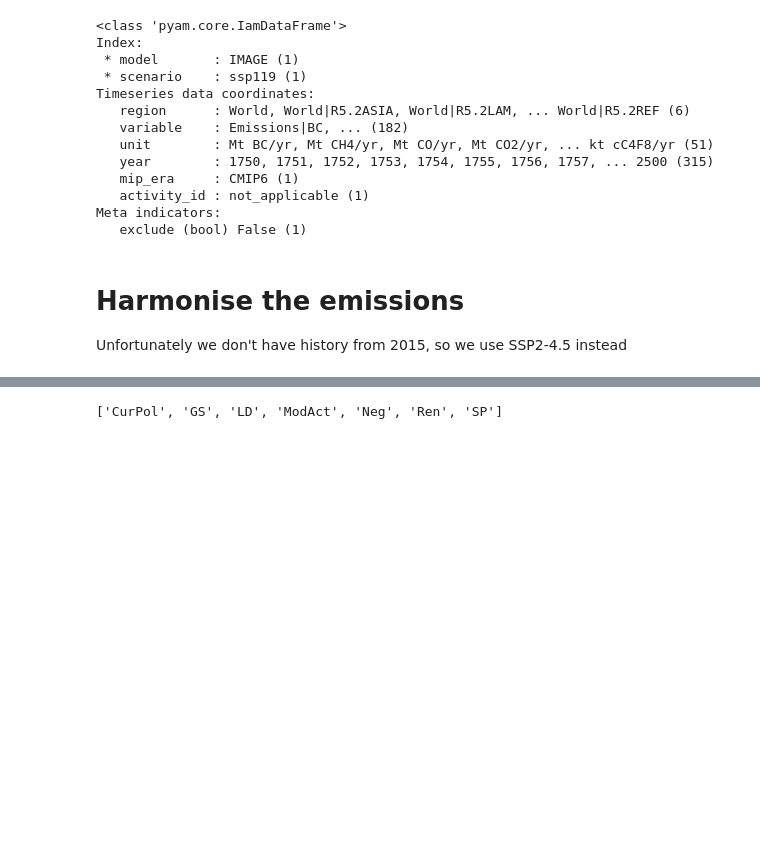
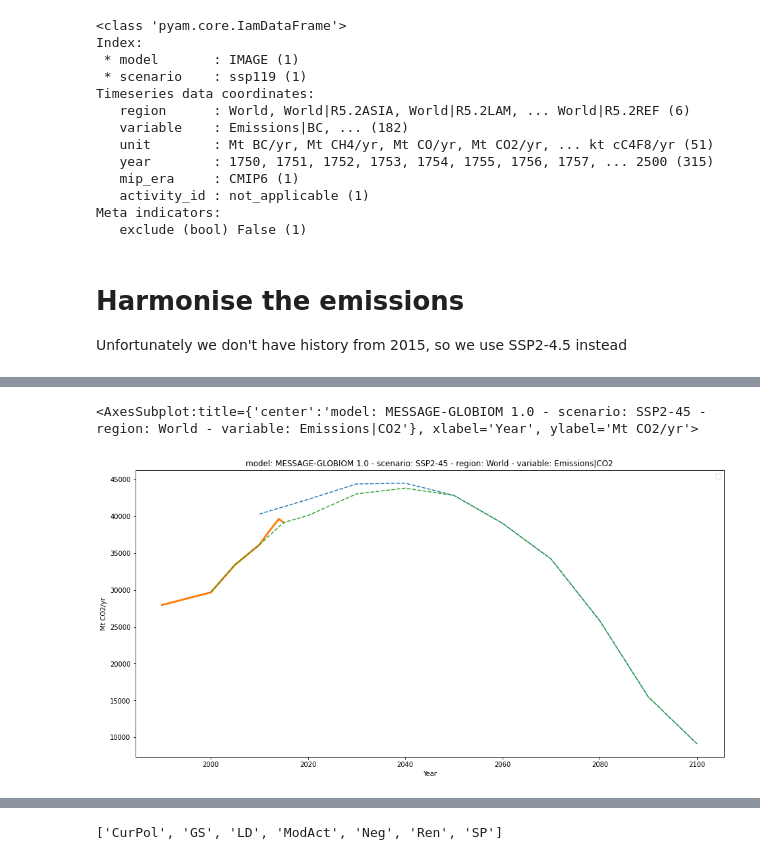
Before and after one commit to Rlamboll/PROVIDEemissions, a Jupyter notebook: notebooks/Select_pathways.ipynb, the cells around one changed output, grey strips where cells are left out. Saved outputs shown, nothing was run; the diff lists cells and outputs as text; code cells hidden in the pictures; blank space fills up the shorter version.

```diff
--- a/notebooks/Select_pathways.ipynb
+++ b/notebooks/Select_pathways.ipynb
@@ -35,3 +35,5 @@ ar6_meta = pd.read_excel(
     "..\input\AR6_Scenarios_Database_metadata_indicators_v1.0.xlsx",
     sheet_name="Illustrative_Pathways"
 )
+# %%
+realhist = pyam.IamDataFrame("..\input\histall_cleaned.csv").filter(region="World")
@@ -132,7 +136,7 @@ required_variables_list = [
             "Emissions|HFC|HFC23",
             "Emissions|HFC|HFC32",
             "Emissions|HFC|HFC43-10",
-            "Emissions|HFC|HFC245ca",
+            "Emissions|HFC|HFC245fa",
             "Emissions|HFC|HFC125",
             "Emissions|N2O",
             "Emissions|NH3",
@@ -148,10 +152,10 @@ ar6 = ar6.filter(variable=required_variables_list + extra_var, year=cent)
 # %%
 ar6 = ar6.interpolate(2015)
 # %%
-hist = ar6.filter(
+hist_part = ar6.filter(
     scenario="SSP2-45", model = "MESSAGE-GLOBIOM 1.0", year=imp_scen.year, region="World"
 )
-hist.timeseries()
+hist_part.timeseries()
 # %% [output]
 |  |  |  |  |  | 2010 | 2015 | 2020 | 2030 | 2040 | 2050 | 2060 | ... |
 | model | scenario | region | variable | unit |  |  |  |  |  |  |  | ... |
@@ -227,3 +219,20 @@ def harmonize(df, var, harm_df, harm_years):
         fractional_correction_use = 1 - (1-fractional_correction_all) * (unity_year - next_year) / (unity_year-2015)
 
     return pyam.IamDataFrame(ret)
+# %%
+# First, harmonise the SSP2-4.5 scenario to historic data
+harm_years = [y for y in hist_part.year if y <= unity_year]
+hist_harmonised = []
+unavailable_vars = []
+for var in required_variables_list + extra_var:
+    if hist_part.filter(variable=var).empty:
+        print(f"No data avaiable for {var}")
+        unavailable_vars.append(var)
+        continue
+    if realhist.filter(variable=var).empty:
+        hist_harmonised.append(hist_part.filter(variable=var))
+    else:
+        tmp = harmonize(hist_part.filter(variable=var), var, realhist, harm_years)
+        hist_harmonised.append(tmp)
+hist = pyam.concat(hist_harmonised)
+print(unavailable_vars)
@@ -230,3 +257,13 @@ def harmonize(df, var, harm_df, harm_years):
+# %%
+plt.figure(figsize=(16, 8))
+ax = plt.subplot()
+#hist_part.filter(model="MESSAGE*", year=imp_scen.year,variable=co2,region="World").plot(ax=ax)
+ar6.filter(scenario="SSP2-45", model="MESSAGE*", year=imp_scen.year,variable=co2,region="World").plot(ax=ax, linestyle="--")
+realhist.filter(variable=co2, region="World").plot(ax=ax, linewidth=3)
+hist.filter(variable=co2, region="World").plot(ax=ax, linestyle="--")
+# %% [output]
+<AxesSubplot:title={'center':'model: MESSAGE-GLOBIOM 1.0 - scenario: SSP2-45 - region: World - variable: Emissions|CO2'}, xlabel='Year', ylabel='Mt CO2/yr'>
+[figure, new version]
 # %%
 harm_years = [y for y in imp_scen.year if y <= unity_year]
 imp_scen_harm = []
```
Also changed, not shown: parts of 31 cells of this notebook, 3 other files.
